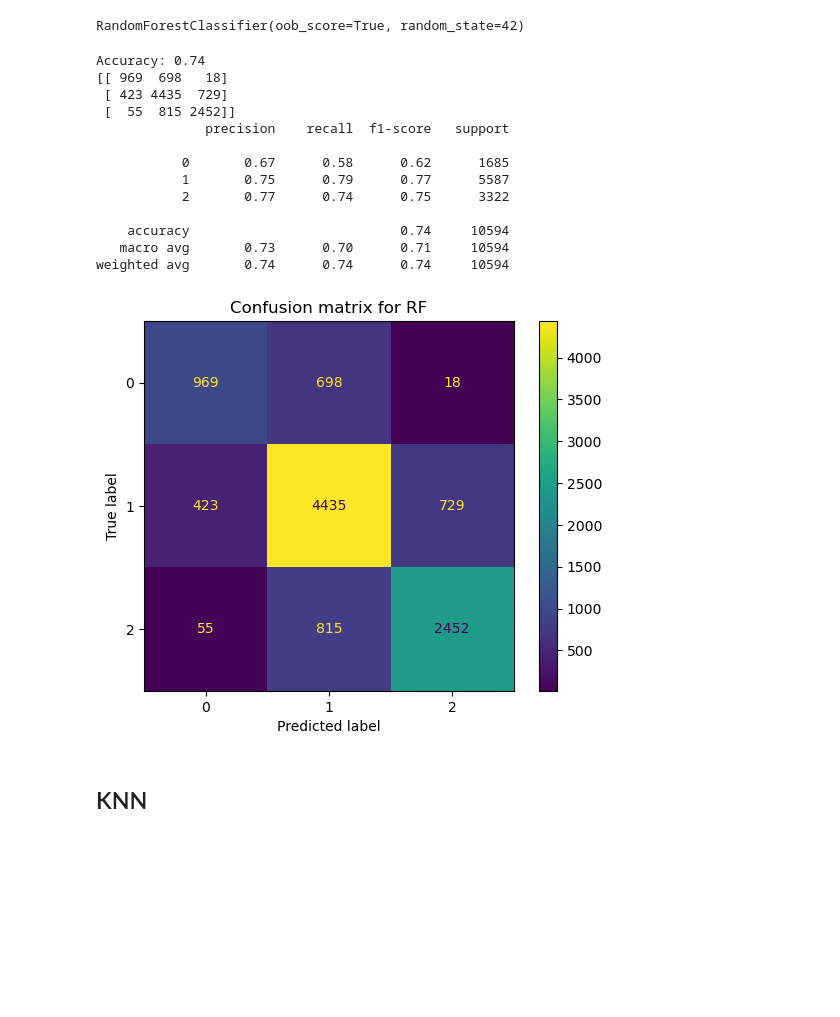
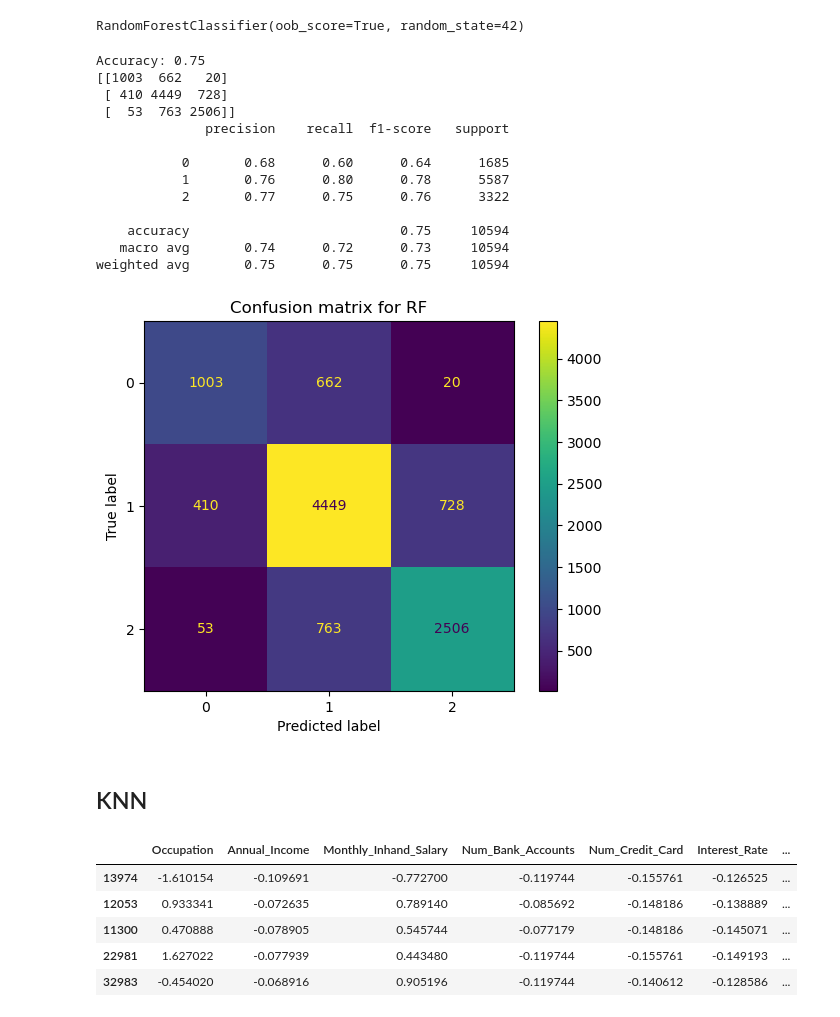
Before and after one commit to CSF0744/ECE225_final_project, a Jupyter notebook: final_project.ipynb, the cells around one changed output. Drawn from its saved outputs; the diff is of its cells as text; code cells hidden in the pictures; blank space fills up the shorter version.

```diff
--- a/final_project.ipynb
+++ b/final_project.ipynb
@@ -391,0 +412,10 @@ clean_data['Amount_invested_monthly']=pd.to_numeric(clean_data['Amount_invested_
+# %%
+# Extract years and months from 'Credit_History_Age'
+clean_data[['Credit_History_Years', 'Credit_History_Months']] = clean_data['Credit_History_Age'].str.extract('(\d+) Years and (\d+) Months')
+clean_data['Credit_History_Years']=pd.to_numeric(clean_data['Credit_History_Years'])
+clean_data['Credit_History_Months']=pd.to_numeric(clean_data['Credit_History_Months'])
+clean_data['Credit_History_Months']=clean_data['Credit_History_Months']+12*clean_data['Credit_History_Years']
+# Drop unnecessary columns
+clean_data.drop(['Credit_History_Age'], axis=1, inplace=True)
+
+clean_data.info()
@@ -449,7 +497,7 @@ from sklearn.metrics import accuracy_score, classification_report, confusion_mat
 # %%
 feature_list=['Occupation','Annual_Income','Monthly_Inhand_Salary','Num_Bank_Accounts','Num_Credit_Card','Interest_Rate',
               'Num_of_Loan','Delay_from_due_date','Num_of_Delayed_Payment','Num_Credit_Inquiries','Outstanding_Debt',
-              'Credit_Utilization_Ratio','Total_EMI_per_month','Amount_invested_monthly','Monthly_Balance']
+              'Credit_Utilization_Ratio','Total_EMI_per_month','Amount_invested_monthly','Monthly_Balance','Credit_History_Months']
 X=clean_data[feature_list]
 Y=clean_data['Credit_Score']
 X.head()
@@ -484,19 +532,19 @@ print(f'Accuracy: {accuracy:.2f}')
 print(confusion_matrix(Y_test,Y_pred))
 print(classification_report(Y_test, Y_pred))
 # %% [output]
-Accuracy: 0.74
-[[ 969  698   18]
- [ 423 4435  729]
- [  55  815 2452]]
+Accuracy: 0.75
+[[1003  662   20]
+ [ 410 4449  728]
+ [  53  763 2506]]
               precision    recall  f1-score   support
 
-           0       0.67      0.58      0.62      1685
-           1       0.75      0.79      0.77      5587
-           2       0.77      0.74      0.75      3322
+           0       0.68      0.60      0.64      1685
+           1       0.76      0.80      0.78      5587
+           2       0.77      0.75      0.76      3322
 
-    accuracy                           0.74     10594
-   macro avg       0.73      0.70      0.71     10594
-weighted avg       0.74      0.74      0.74     10594
+    accuracy                           0.75     10594
+   macro avg       0.74      0.72      0.73     10594
+weighted avg       0.75      0.75      0.75     10594
 # %%
 from sklearn.metrics import ConfusionMatrixDisplay
 cm=confusion_matrix(Y_test,Y_pred)
@@ -505,9 +553,18 @@ dis.plot()
 plt.title('Confusion matrix for RF')
 plt.show()
 # %% [output]
-[figure, old version]
+[figure, new version]
 # %% [markdown]
 ## KNN
+# %%
+X_train.head()
+# %% [output]
+|  | Occupation | Annual_Income | Monthly_Inhand_Salary | Num_Bank_Accounts | Num_Credit_Card | Interest_Rate | ... |
+| 13974 | -1.610154 | -0.109691 | -0.772700 | -0.119744 | -0.155761 | -0.126525 | ... |
+| 12053 | 0.933341 | -0.072635 | 0.789140 | -0.085692 | -0.148186 | -0.138889 | ... |
+| 11300 | 0.470888 | -0.078905 | 0.545744 | -0.077179 | -0.148186 | -0.145071 | ... |
+| 22981 | 1.627022 | -0.077939 | 0.443480 | -0.119744 | -0.155761 | -0.149193 | ... |
+| 32983 | -0.454020 | -0.068916 | 0.905196 | -0.119744 | -0.140612 | -0.128586 | ... |
 # %%
 from sklearn.neighbors import KNeighborsClassifier
 
```
Also changed, not shown: parts of 5 cells of this notebook.
